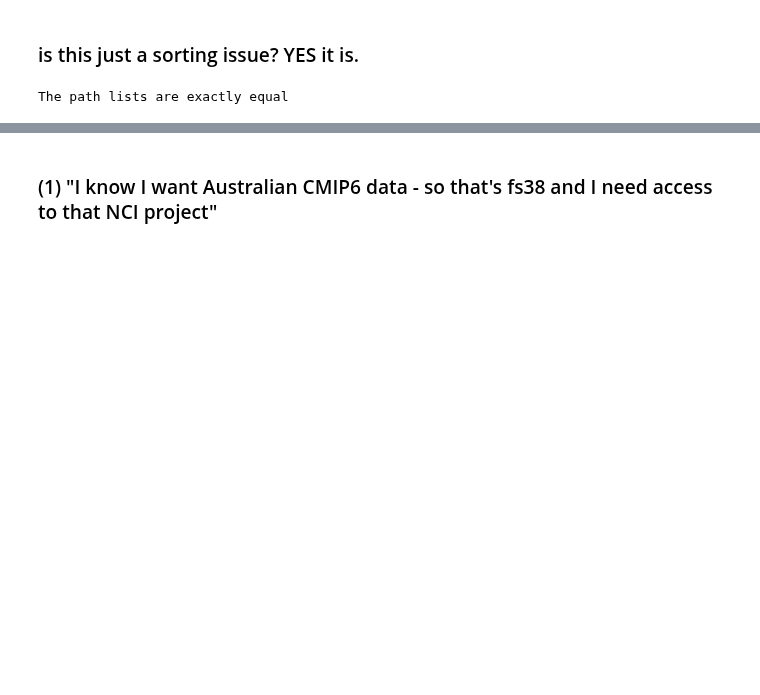
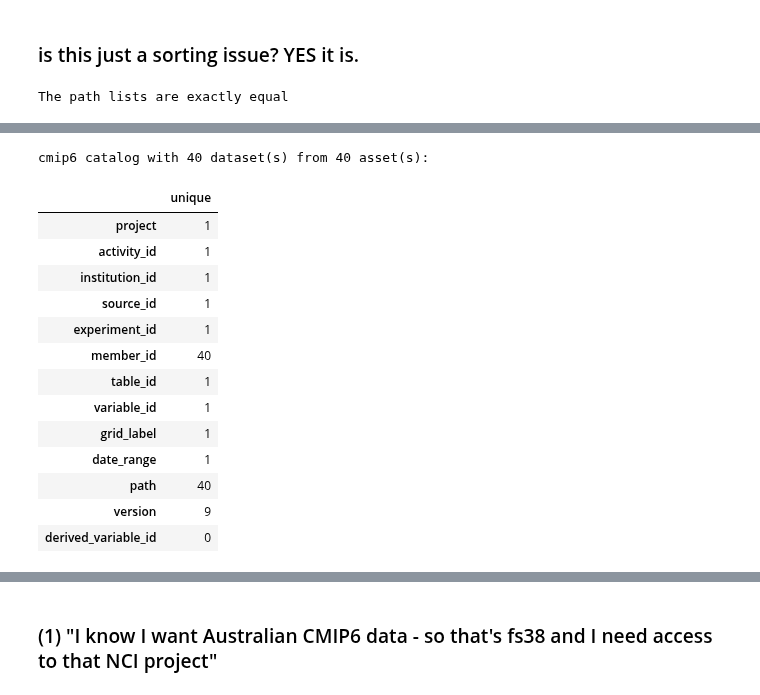
Before and after one commit to Thomas-Moore-Creative/ACDtools, a Jupyter notebook: notebooks/file_type_issue_n2.ipynb, the cells around one changed output, grey strips where cells are left out. Saved outputs shown, nothing was run; the diff lists cells and outputs as text; code cells hidden in the pictures; blank space fills up the shorter version.

```diff
--- a/notebooks/file_type_issue_n2.ipynb
+++ b/notebooks/file_type_issue_n2.ipynb
@@ -212,0 +263,22 @@ The path lists are exactly equal
+# %%
+search_dict = {'experiment_id': ['historical'],
+      'source_id': 'ACCESS-ESM1-5',
+      'variable_id': ['intpp']}
+historical_intpp_catalog_clex = cmip6.search(**search_dict)
+historical_intpp_catalog_clex
+# %% [output]
+cmip6 catalog with 40 dataset(s) from 40 asset(s):
+|  | unique |
+| project | 1 |
+| activity_id | 1 |
+| institution_id | 1 |
+| source_id | 1 |
+| experiment_id | 1 |
+| member_id | 40 |
+| table_id | 1 |
+| variable_id | 1 |
+| grid_label | 1 |
+| date_range | 1 |
+| path | 40 |
+| version | 9 |
+| derived_variable_id | 0 |
```
Also changed, not shown: parts of 20 cells of this notebook.
